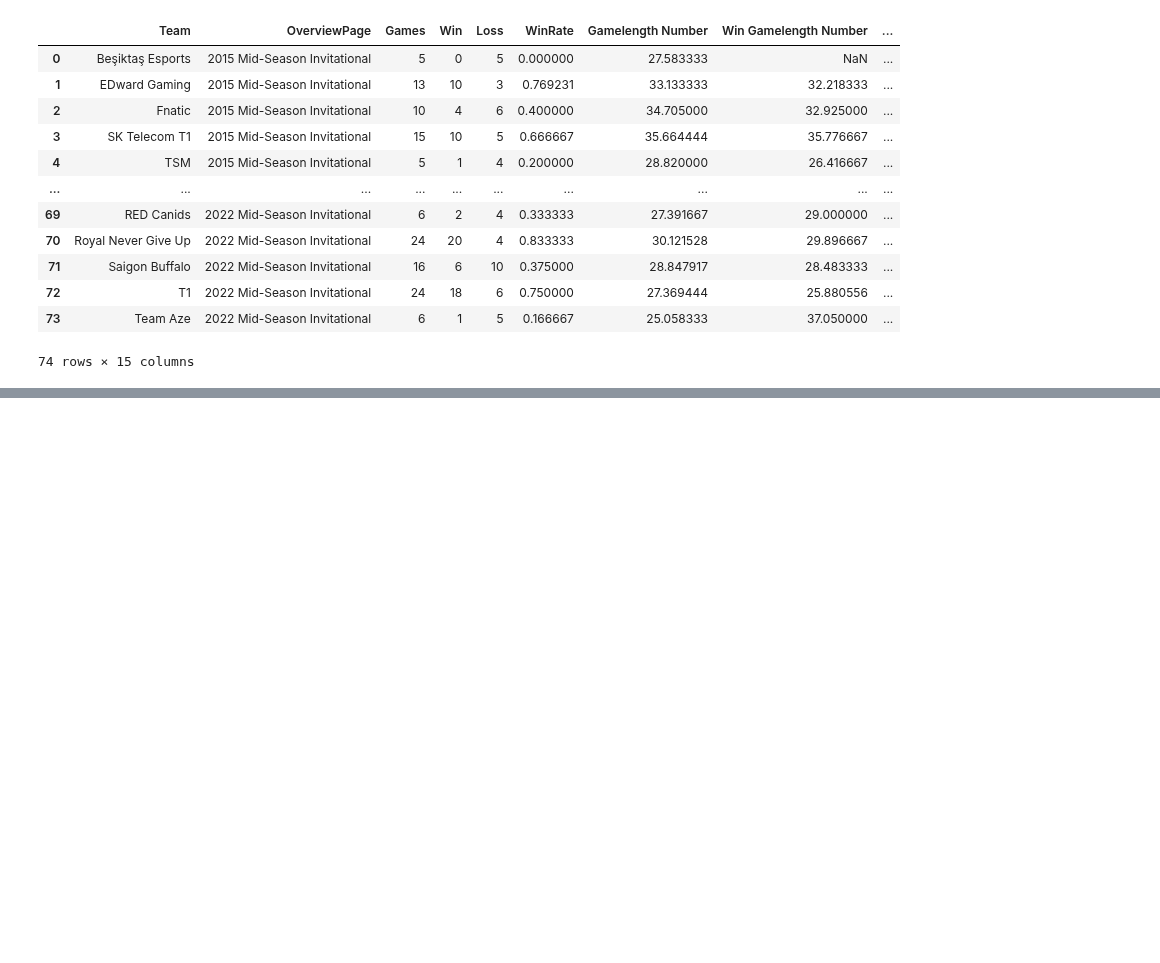
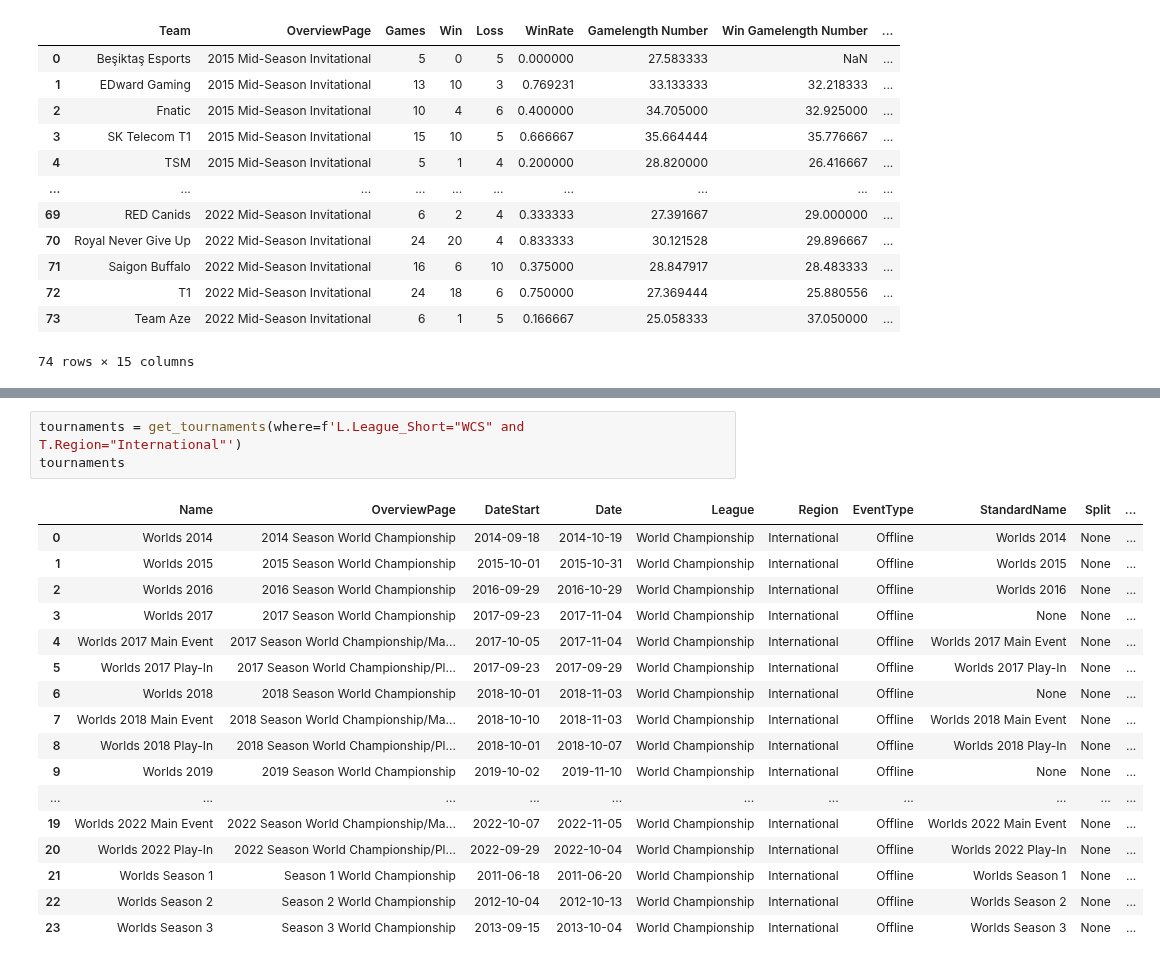
Before and after one commit to posky/LoL-Esports, a Jupyter notebook: team_stats.ipynb, the cells around one changed output, grey strips where cells are left out. Drawn from its saved outputs; the diff is of its cells as text; blank space fills up the shorter version.

```diff
--- a/team_stats.ipynb
+++ b/team_stats.ipynb
@@ -741,0 +744,21 @@ team_stats
+# %%
+tournaments = get_tournaments(where=f'L.League_Short="WCS" and T.Region="International"')
+tournaments
+# %% [output]
+|  | Name | OverviewPage | DateStart | Date | League | Region | EventType | StandardName | Split | ... |
+| 0 | Worlds 2014 | 2014 Season World Championship | 2014-09-18 | 2014-10-19 | World Championship | International | Offline | Worlds 2014 | None | ... |
+| 1 | Worlds 2015 | 2015 Season World Championship | 2015-10-01 | 2015-10-31 | World Championship | International | Offline | Worlds 2015 | None | ... |
+| 2 | Worlds 2016 | 2016 Season World Championship | 2016-09-29 | 2016-10-29 | World Championship | International | Offline | Worlds 2016 | None | ... |
+| 3 | Worlds 2017 | 2017 Season World Championship | 2017-09-23 | 2017-11-04 | World Championship | International | Offline | None | None | ... |
+| 4 | Worlds 2017 Main Event | 2017 Season World Championship/Ma... | 2017-10-05 | 2017-11-04 | World Championship | International | Offline | Worlds 2017 Main Event | None | ... |
+| 5 | Worlds 2017 Play-In | 2017 Season World Championship/Pl... | 2017-09-23 | 2017-09-29 | World Championship | International | Offline | Worlds 2017 Play-In | None | ... |
+| 6 | Worlds 2018 | 2018 Season World Championship | 2018-10-01 | 2018-11-03 | World Championship | International | Offline | None | None | ... |
+| 7 | Worlds 2018 Main Event | 2018 Season World Championship/Ma... | 2018-10-10 | 2018-11-03 | World Championship | International | Offline | Worlds 2018 Main Event | None | ... |
+| 8 | Worlds 2018 Play-In | 2018 Season World Championship/Pl... | 2018-10-01 | 2018-10-07 | World Championship | International | Offline | Worlds 2018 Play-In | None | ... |
+| 9 | Worlds 2019 | 2019 Season World Championship | 2019-10-02 | 2019-11-10 | World Championship | International | Offline | None | None | ... |
+| ... | ... | ... | ... | ... | ... | ... | ... | ... | ... | ... |
+| 19 | Worlds 2022 Main Event | 2022 Season World Championship/Ma... | 2022-10-07 | 2022-11-05 | World Championship | International | Offline | Worlds 2022 Main Event | None | ... |
+| 20 | Worlds 2022 Play-In | 2022 Season World Championship/Pl... | 2022-09-29 | 2022-10-04 | World Championship | International | Offline | Worlds 2022 Play-In | None | ... |
+| 21 | Worlds Season 1 | Season 1 World Championship | 2011-06-18 | 2011-06-20 | World Championship | International | Offline | Worlds Season 1 | None | ... |
+| 22 | Worlds Season 2 | Season 2 World Championship | 2012-10-04 | 2012-10-13 | World Championship | International | Offline | Worlds Season 2 | None | ... |
+| 23 | Worlds Season 3 | Season 3 World Championship | 2013-09-15 | 2013-10-04 | World Championship | International | Offline | Worlds Season 3 | None | ... |
```
Also changed, not shown: parts of 7 cells of this notebook.
